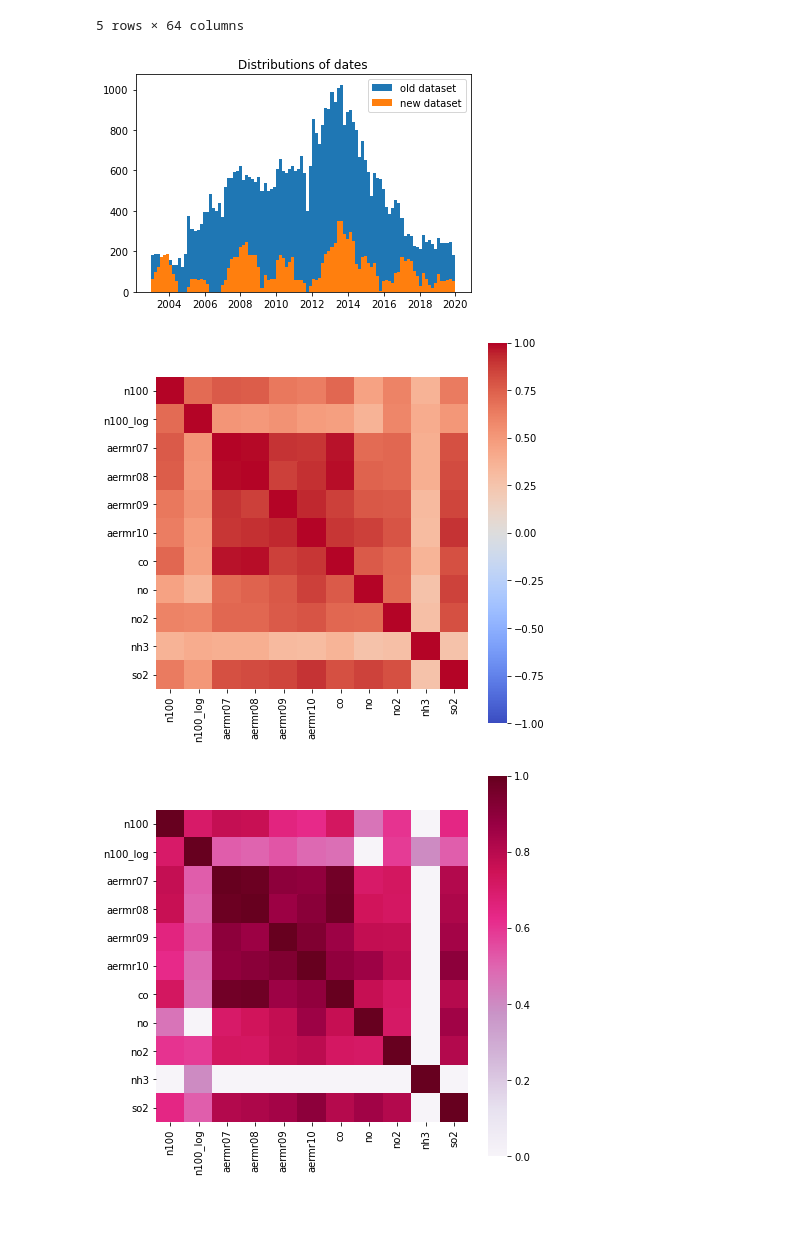
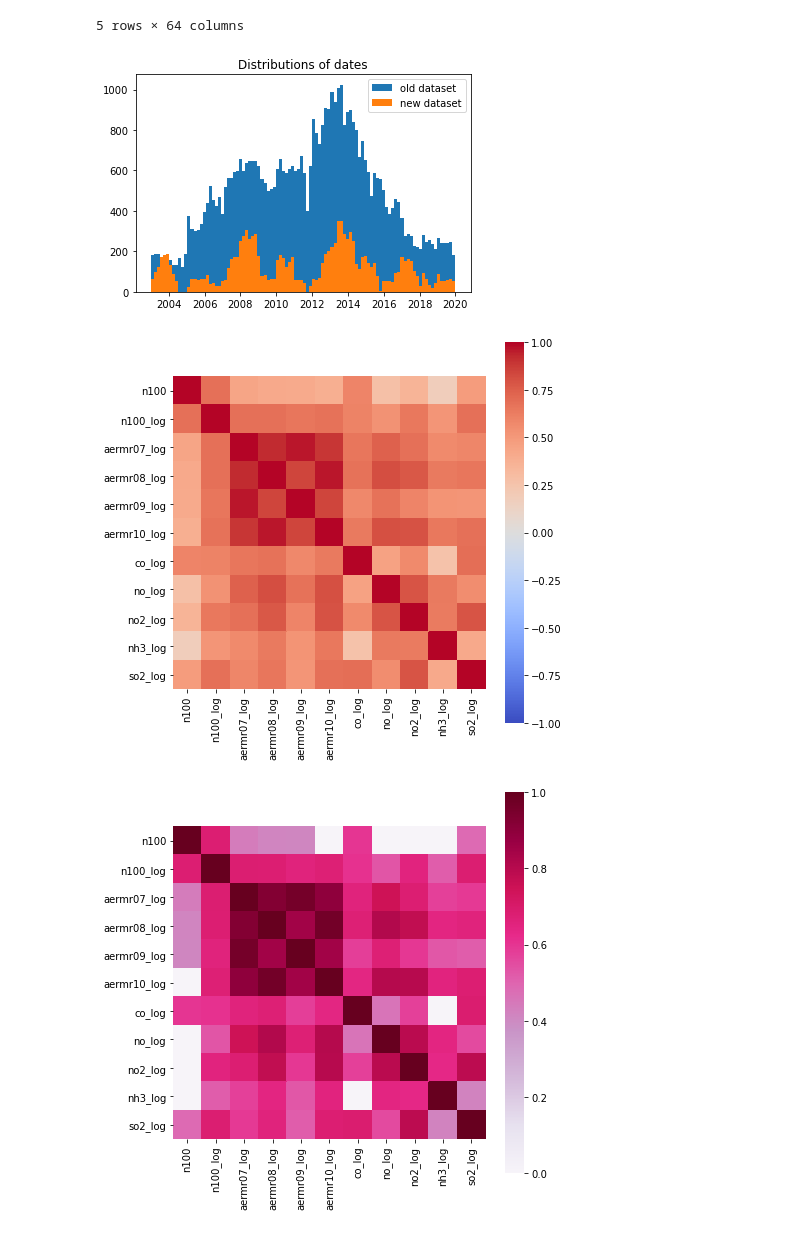
Before and after one commit to ellarauth/CCN-proxy-modeling, a Jupyter notebook: modelling.ipynb, the cells around one changed output. Saved outputs shown, nothing was run; the diff lists cells and outputs as text; code cells hidden in the pictures.

```diff
--- a/modelling.ipynb
+++ b/modelling.ipynb
@@ -163,10 +163,10 @@ def plot_residuals(name, predictions):
     plt.xlabel('Residual')
     plt.xlim(-10, 10)
 # %%
-cities = ['ABZ', 'ALE', 'AMA', 'AMM', 'ASP', 'BEI', 'BOT', 'BSL',
-          'DEL', 'EGB', 'HAD', 'HEL', 'HPB', 'HYY', 'KCE', 'KPZ',
-          'MAR', 'MHD', 'MLP', 'MUK', 'NAN', 'NEU', 'POV', 'SAO',
-          'SCH', 'SGP', 'UAE', 'VAR', 'VIE', 'WAL', 'ZOT']
+cities = ['ABZ', 'ALE', 'AMA', 'AMM', 'ASP', 'BEI', 'BOT', 'BSL', 'DEL', 'EGB',
+          'FKL', 'HAD', 'HEL', 'HPB', 'HRW', 'HYY', 'KCE', 'KPZ', 'MAR', 'MHD',
+          'MLP', 'MUK', 'NAN', 'NEU', 'POV', 'SAO', 'SCH', 'SGP', 'UAE', # 'PRL',
+          'VAR', 'VHL', 'VIE', 'WAL', 'ZOT']
 
 variables = ['aermr_seasalt', 'aermr01', 'aermr02', 'aermr03',
              'aermr_dust', 'aermr04', 'aermr05', 'aermr06',
@@ -250,27 +250,29 @@ plt.legend()
 old_data = data
 data = new_data
 # %% [output]
-[figure, old version]
+[figure, new version]
 # %%
 # predictors = all_vars
 # predictors = ['aermr_dust', 'aermr07', 'aermr10', 'co', 'no', 'no2', 'nh3', 'so2', 'co_log']
 # predictors = ['latitude', 'aermr_dust', 'aermr07', 'co', 'no', 'no2', 'nh3', 'so2', 'co_log']
-predictors = ['aermr07', 'aermr08', 'aermr09', 'aermr10', 'co', 'no', 'no2', 'nh3', 'so2']
+# predictors = ['aermr07', 'aermr08', 'aermr09', 'aermr10', 'co', 'no', 'no2', 'nh3', 'so2']
+predictors = ['aermr07_log', 'aermr08_log', 'aermr09_log', 'aermr10_log',
+              'co_log', 'no_log', 'no2_log', 'nh3_log', 'so2_log']
 
 corr = data[['n100', 'n100_log']+predictors].corr()
 
 plt.figure(figsize=(7, 7))
 sns.heatmap(corr, xticklabels=['n100', 'n100_log']+predictors, yticklabels=['n100', 'n100_log']+predictors,
             cmap='coolwarm', cbar=True, square=True, vmin=-1, vmax=1)
 
 corr_coll = np.abs(corr)
 corr_coll[corr_coll < 0.4] = 0
 plt.figure(figsize=(7, 7))
 sns.heatmap(corr_coll, xticklabels=['n100', 'n100_log']+predictors, yticklabels=['n100', 'n100_log']+predictors,
             cmap='PuRd', cbar=True, square=True, vmin=0, vmax=1);
 # %% [output]
-[figure, old version]
+[figure, new version]
-[figure, old version]
+[figure, new version]
 # %%
 # low n100 concentrations
 # ["ALE", "AMA", "ASP", "BOT", "EGB", "HEL", "HPB",
```
Also changed, not shown: parts of 9 cells of this notebook.
